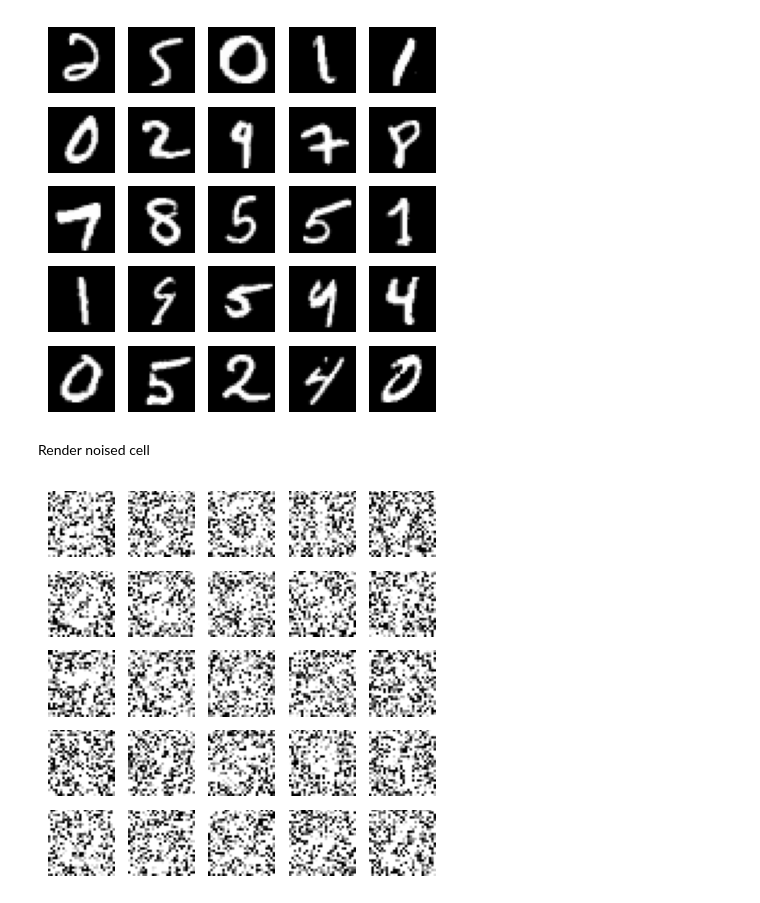
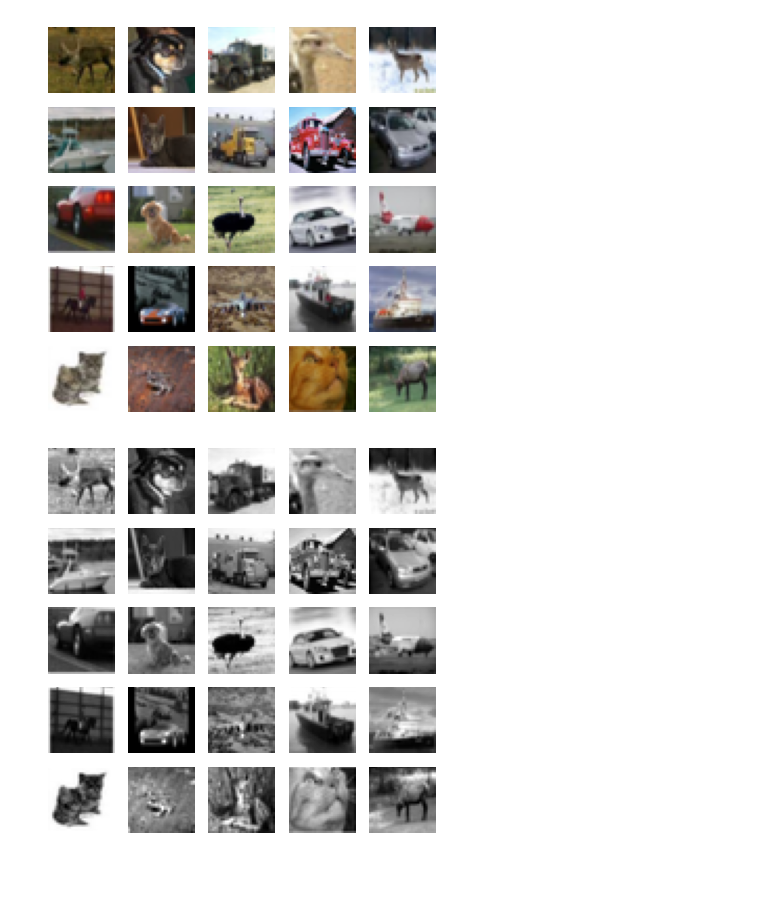
Before and after one commit to vchernetsov/study, a Jupyter notebook: atienza_advanced_deep_learning/3.02 denoiser/main.ipynb, the cells around one changed output. Saved outputs shown, nothing was run; the diff lists cells and outputs as text; code cells hidden in the pictures; blank space fills up the shorter version.

Commit message:
implement colorizer (model optimization has failed)

```diff
--- a/atienza_advanced_deep_learning/3.02 denoiser/main.ipynb
+++ b/atienza_advanced_deep_learning/3.02 denoiser/main.ipynb
@@ -63,31 +49,45 @@ Render clear cell
+# %%
+# ---------- Prepare data section ---------- #
+# load cifar10 color dataset
+# x_train, y_train - training dataset and validation vector
+(x_train, _), (x_test, _) = cifar10.load_data()
+
+# convert to float32 and normalize the data
+x_train = x_train.astype('float32') / 255.0
+x_test = x_test.astype('float32') / 255.0
+x_train_gray = convert_to_grayscale(x_train)
+x_test_gray = convert_to_grayscale(x_test)
+
+# input image dimensions
+image_rows = x_train.shape[1]
+image_cols = x_train.shape[2]
+channels = x_train.shape[3]
 # %%
-indexes = numpy.random.randint(0, render_x.shape[0], size=25)
+indexes = np.random.randint(0, x_train.shape[0], size=25)
 images = x_train[indexes]
-# plot the 25 mnist digits
+# plot the 25 cifar images
 pyplot.figure(figsize=(5,5))
 for i in range(len(indexes)):
     pyplot.subplot(5, 5, i + 1)
     image = images[i]
     pyplot.imshow(image, cmap='gray')
     pyplot.axis('off')
-pyplot.savefig('samples.png')
+pyplot.savefig('train-samples.png')
 pyplot.show()
 pyplot.close('all')
 # %% [output]
-[figure, old version]
+[figure, new version]
-# %% [markdown]
-Render noised cell
 # %%
-images = x_train_noisy[indexes]
-# plot the 25 mnist digits
+images = x_train_gray[indexes]
+# plot the 25 cifar images in grayscale
 pyplot.figure(figsize=(5,5))
 for i in range(len(indexes)):
     pyplot.subplot(5, 5, i + 1)
     image = images[i]
     pyplot.imshow(image, cmap='gray')
     pyplot.axis('off')
-pyplot.savefig('samples.png')
+pyplot.savefig('sgray-amples.png')
 pyplot.show()
 pyplot.close('all')
 # %% [output]
-[figure, old version]
+[figure, new version]
```
Also changed, not shown: parts of 23 cells of this notebook.
